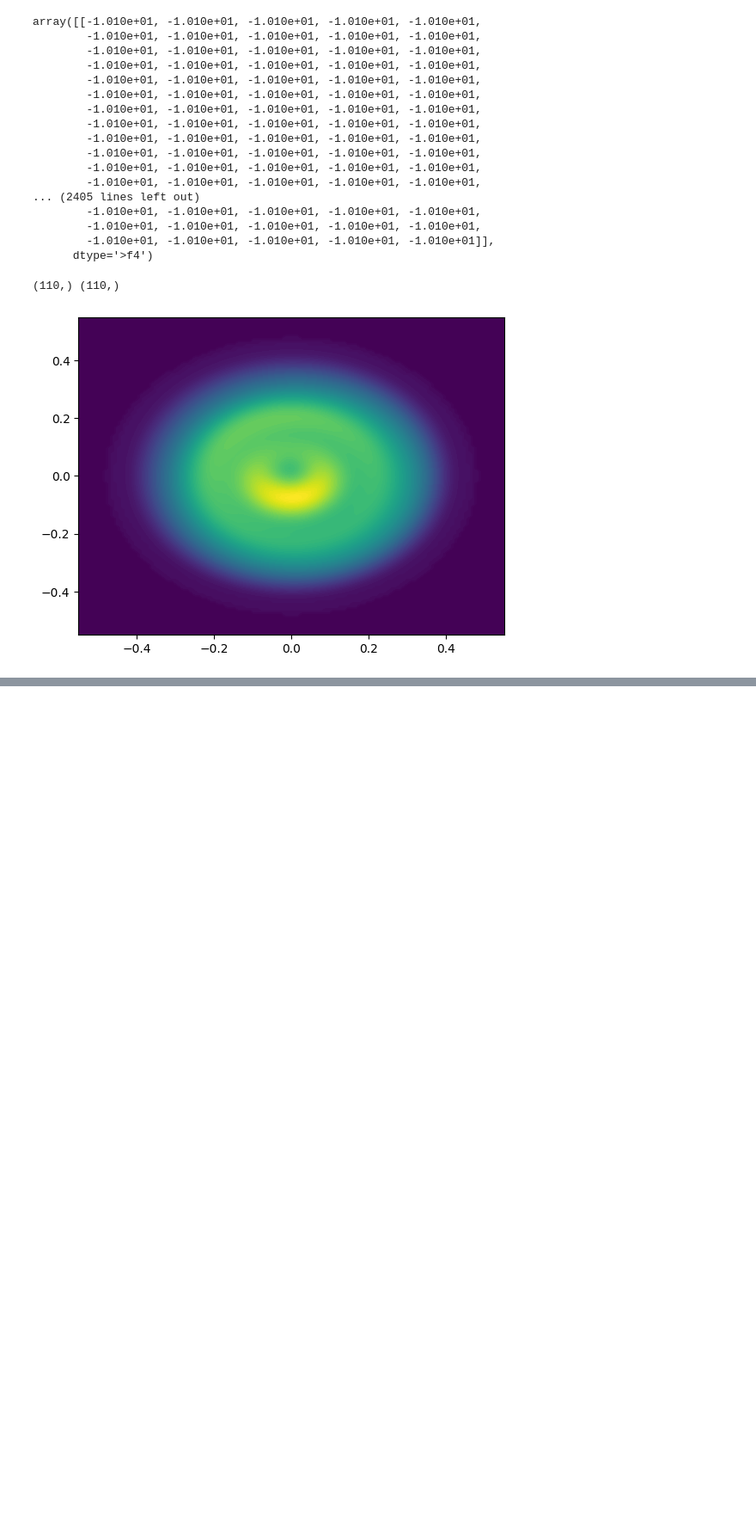
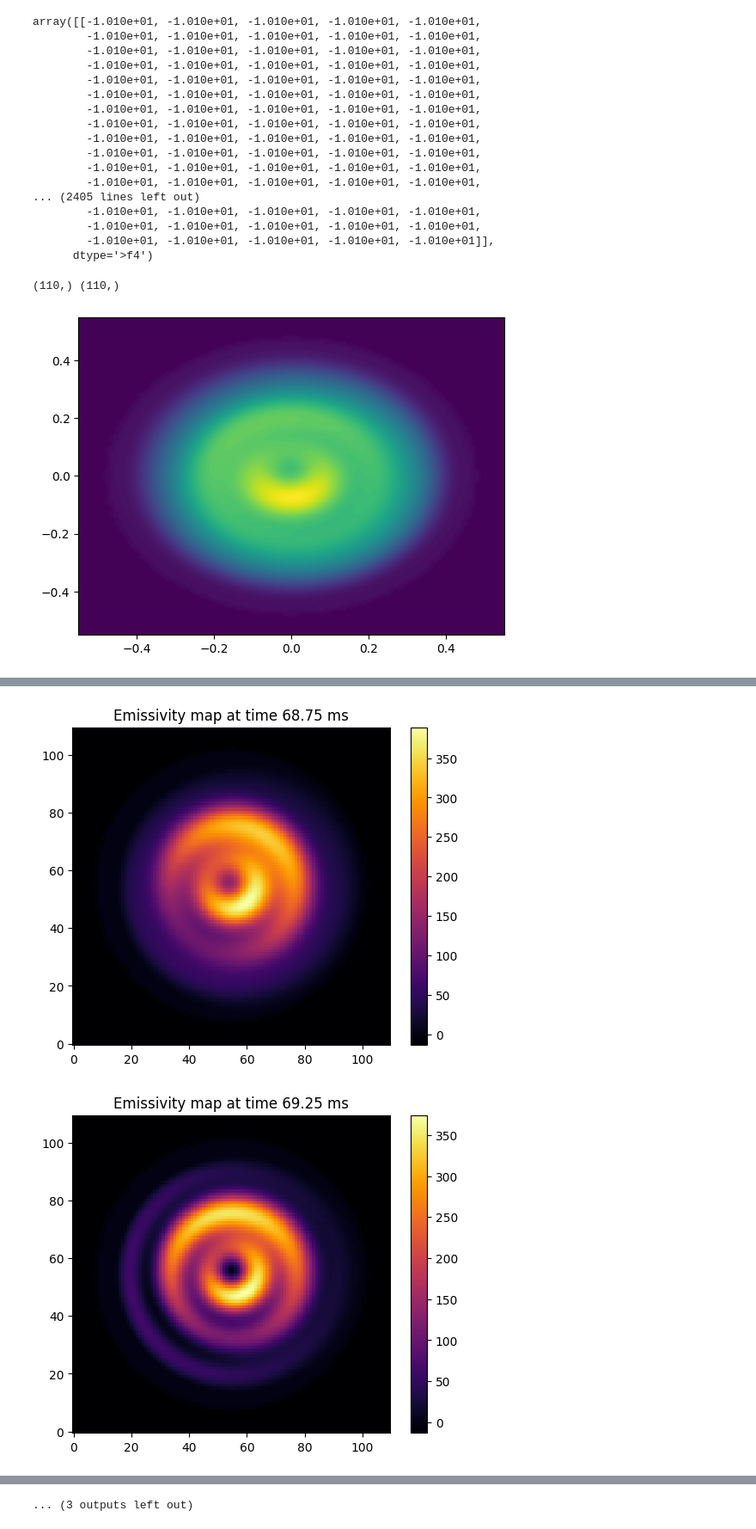
Before and after one commit to Orleans015/Tomography, a Jupyter notebook: Scripts/readsav_jup.ipynb, the cells around one changed output, grey strips where cells are left out. Shown at 86% size. Cells and saved outputs as stored; diff of their text form; code cells hidden in the pictures; blank space fills up the shorter version.

```diff
--- a/Scripts/readsav_jup.ipynb
+++ b/Scripts/readsav_jup.ipynb
@@ -3,7 +3,7 @@ from scipy.io import readsav
 import numpy as np
 import matplotlib.pyplot as plt
 # %%
-data = readsav('../Data/30929_tomo.sav', python_dict=False)
+data = readsav('../Data/sav_files/30810_raw_05.sav', python_dict=False)
 # %%
 data.keys()
 # %% [output]
@@ -595,0 +687,14 @@ plt.show()
+# %%
+i = 25
+
+# Plot the i-th emissivity map
+for i in range(25,40):
+    plt.figure()
+    plt.imshow(data['st_e']['emiss'][0][i,], cmap='inferno' )
+    plt.gca().invert_yaxis()
+    plt.colorbar()
+    plt.title('Emissivity map at time {:.2f} ms'.format(data['st_e']['t'][0][i]*1e3))
+    plt.show()
+# %% [output]
+[figure, added]
+[figure, added]
@@ -595,0 +711 @@ plt.show()
+... (3 outputs left out)
```
Also changed, not shown: parts of 10 cells of this notebook, 5 other files.
